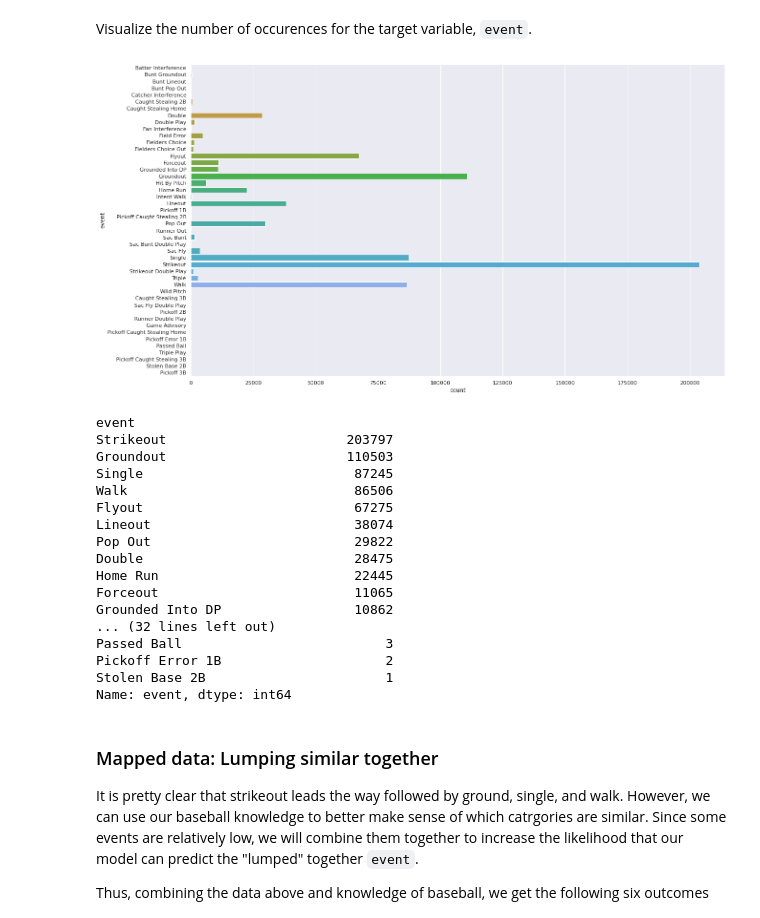
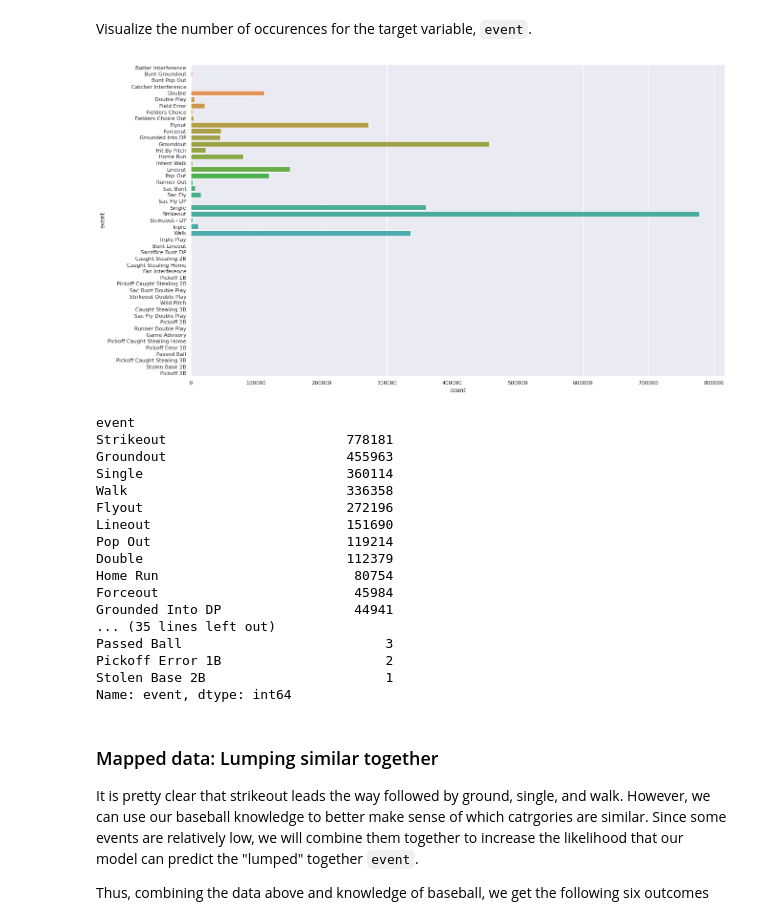
Before and after one commit to 907Resident/pitch-sequence, a Jupyter notebook: pitch_sequence_classification_ML.ipynb, the cells around one changed output. Drawn from its saved outputs; the diff is of its cells as text; code cells hidden in the pictures.

```diff
--- a/pitch_sequence_classification_ML.ipynb
+++ b/pitch_sequence_classification_ML.ipynb
@@ -36,28 +36,34 @@ Import necessary modules, updates, data files, and organize data for heavier lif
 ### Import data
 # %%
 # Establish preferred data types
-preferred_dtypes ={"start_speed":"float64", "end_speed":"float64",
-                   "code":"category", "pitch_type":"category", "outs":"int",
-                   "event":"category", "b_count":"category","s_count":"category",
-                   "p_score":"int", "pitch_num":"int", "inning":"int",
-                   "ab_id":"int64", "first_name":"str",
-                   "last_name":"str"}
+preferred_dtypes ={
+    "px":"float32", "pz":"float32","break_angle":"float32",
+    "break_length":"float32","start_speed":"float32", "end_speed":"float32",
+    "sz_bot":"float32", "sz_top":"float32",
+    "code":"category", "pitch_type":"category",
+    "outs":"int", "event":"category", "b_count":"int",
+    "s_count":"int", "p_score":"int", "pitch_num":"int",
+    "inning":"int", "ab_id":"str", "first_name":"str",
+    "last_name":"str", "speed_diff":"float32",
+    }
 # Import data into workspace
-df_main = pd.read_csv("clean_pitching_data.csv", dtype=preferred_dtypes)
+df_main = pd.read_csv("clean_pitching_data_all.csv", dtype=preferred_dtypes)
 # Confirm that "ab_id" is a string so that it does not show up in scientific
 # notation
 df_main["ab_id"] = df_main.ab_id.astype("int64").astype("str")
 # Confirm "pitch_type" and "code" are categories
 df_main["code"] = df_main.code.astype("category")
 df_main["pitch_type"] = df_main.pitch_type.astype("category")
-## From the EDA notebook, we knwo to drop three of the pitch types
+## From the EDA notebook, we know to drop three of the pitch types
 relevant_pitch_types = ['CH', 'CU', 'FC', 'FF', 'FS', 'FT', 'KC',
                         'SI', 'SL']
 filter_mask = df_main.pitch_type.isin(relevant_pitch_types)
 df_main = df_main.loc[filter_mask]
-# Drop spin, confidence, and nasty columns
-df_main.drop(columns=["nasty", "spin_dir", "spin_rate", "type_confidence"],
+
+# Drop redundant features as well as useless
+df_main.drop(columns=["px", "pz", "sz_bot", "sz_top"],
              inplace=True)
+
 # Preview dataframe
 print(df_main.shape)
 df_main.head()
@@ -77,31 +83,32 @@ Visualize the number of occurences for the target variable, `event`.
 # %%
 # Target variable: Graph the frequency of outcomes
 sns.set_theme(context="notebook", style="darkgrid", palette="gist_ncar_r")
 
 # Events
-plt.figure(figsize=(20,12))
+fig = plt.figure(figsize=(20,12))
 sns.countplot(y="event", data=df_main, orient="h")
 plt.xscale("linear")
 plt.show()
+fig.savefig("figures/events-countplot.png")
 # %% [output]
-[figure, old version]
+[figure, new version]
 # %%
 # Sort Events by Occurences
 df_main.groupby("event").event.count().sort_values(ascending=False)
 # %% [output]
 event
-Strikeout                       203797
-Groundout                       110503
-Single                           87245
-Walk                             86506
-Flyout                           67275
-Lineout                          38074
-Pop Out                          29822
-Double                           28475
-Home Run                         22445
-Forceout                         11065
-Grounded Into DP                 10862
-... (32 lines left out)
+Strikeout                       778181
+Groundout                       455963
+Single                          360114
+Walk                            336358
+Flyout                          272196
+Lineout                         151690
+Pop Out                         119214
+Double                          112379
+Home Run                         80754
+Forceout                         45984
+Grounded Into DP                 44941
+... (35 lines left out)
 Passed Ball                          3
 Pickoff Error 1B                     2
 Stolen Base 2B                       1
```
Also changed, not shown: parts of 114 cells of this notebook.
